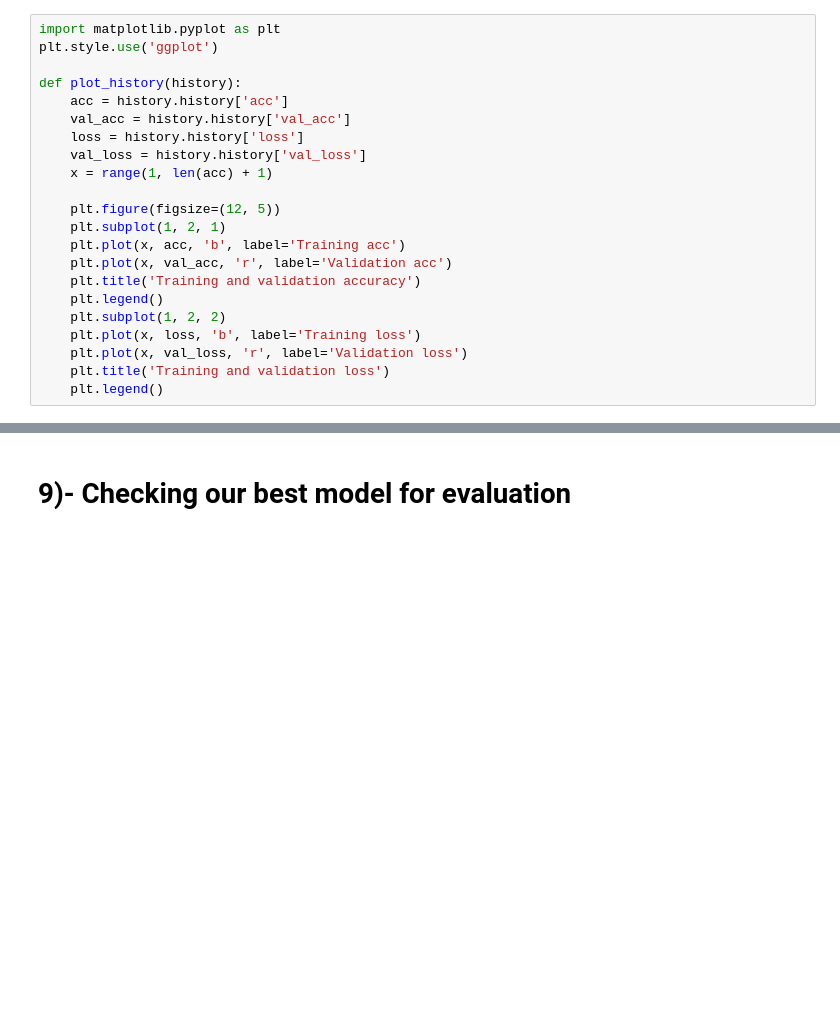
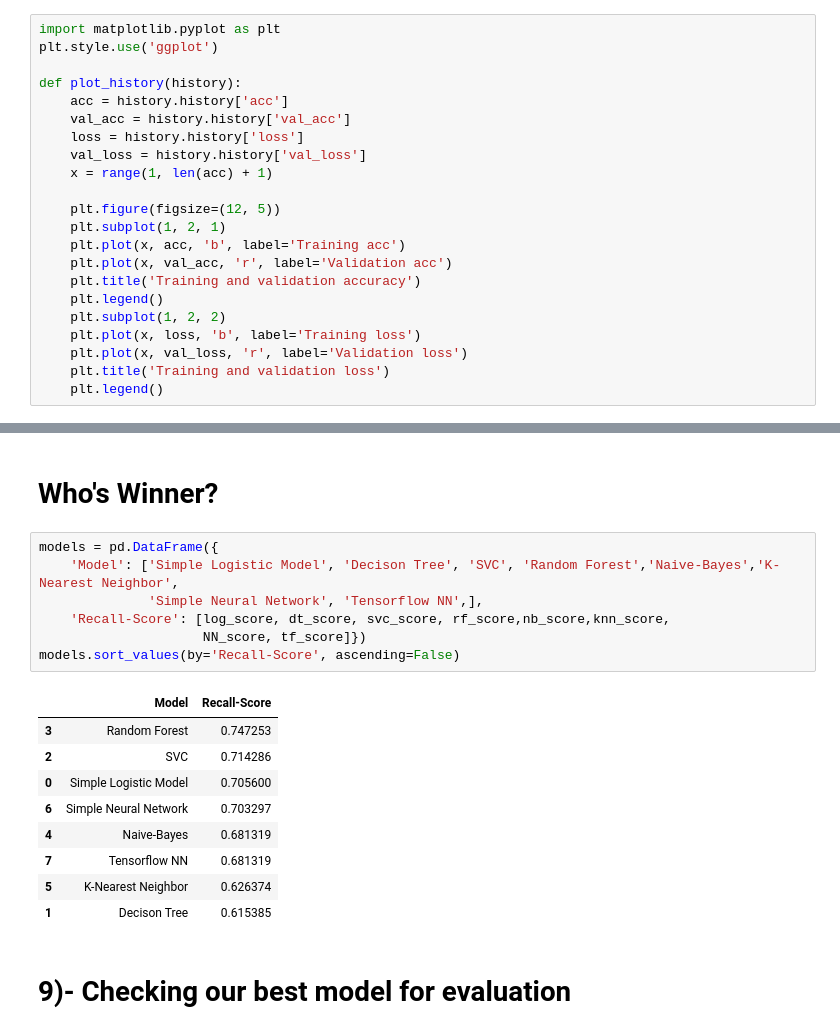
Before and after one commit to HassanSherwani/Telcom_Churn-End-End-Project-, a Jupyter notebook: Assignment.ipynb, the cells around one changed output, grey strips where cells are left out. Saved outputs shown, nothing was run; the diff lists cells and outputs as text; blank space fills up the shorter version.

```diff
--- a/Assignment.ipynb
+++ b/Assignment.ipynb
@@ -2286,6 +2333,25 @@ def plot_history(history):
 plot_history(history)
 # %% [output]
 [drawing not drawn]
+# %% [markdown]
+# Who's Winner?
+# %%
+models = pd.DataFrame({
+    'Model': ['Simple Logistic Model', 'Decison Tree', 'SVC', 'Random Forest','Naive-Bayes','K-Nearest Neighbor',
+              'Simple Neural Network', 'Tensorflow NN',],
+    'Recall-Score': [log_score, dt_score, svc_score, rf_score,nb_score,knn_score,
+                     NN_score, tf_score]})
+models.sort_values(by='Recall-Score', ascending=False)
+# %% [output]
+|  | Model | Recall-Score |
+| 3 | Random Forest | 0.747253 |
+| 2 | SVC | 0.714286 |
+| 0 | Simple Logistic Model | 0.705600 |
+| 6 | Simple Neural Network | 0.703297 |
+| 4 | Naive-Bayes | 0.681319 |
+| 7 | Tensorflow NN | 0.681319 |
+| 5 | K-Nearest Neighbor | 0.626374 |
+| 1 | Decison Tree | 0.615385 |
 # %% [markdown]
 # 9)- Checking our best model for evaluation
 # %%
```
Also changed, not shown: parts of 39 cells of this notebook.
